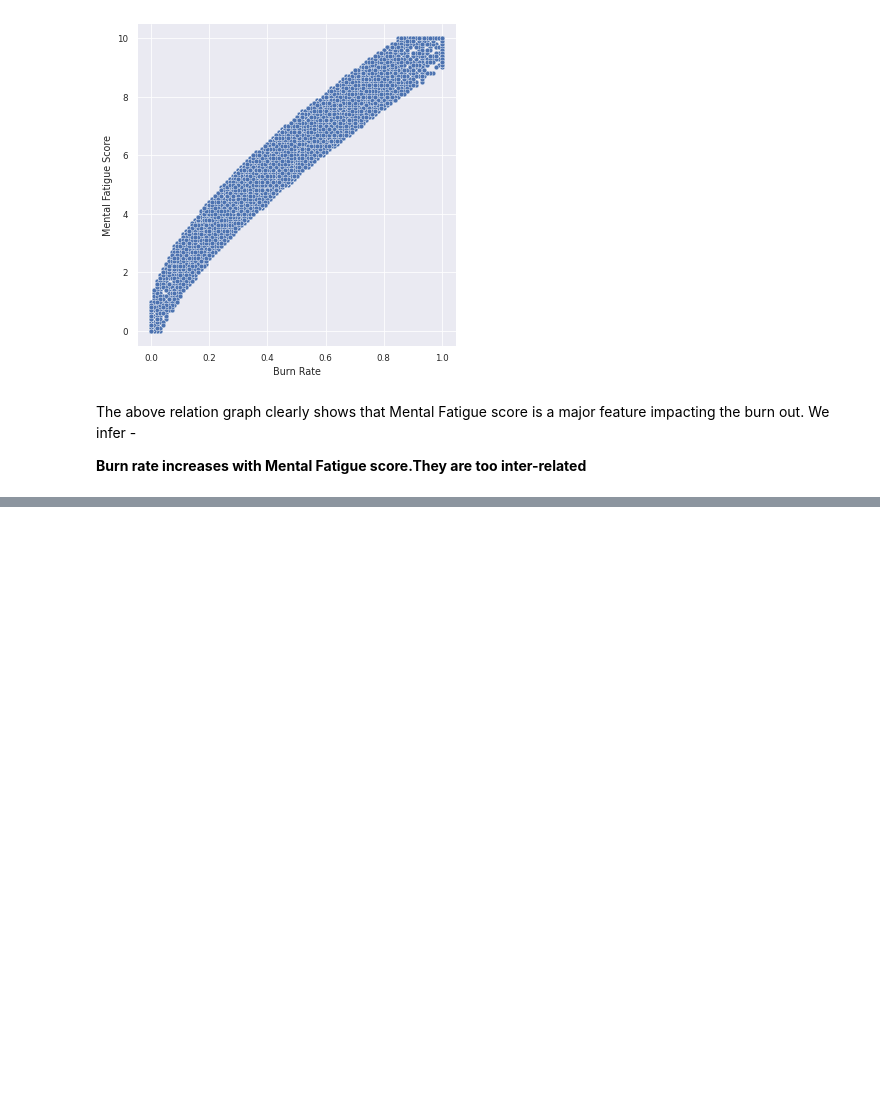
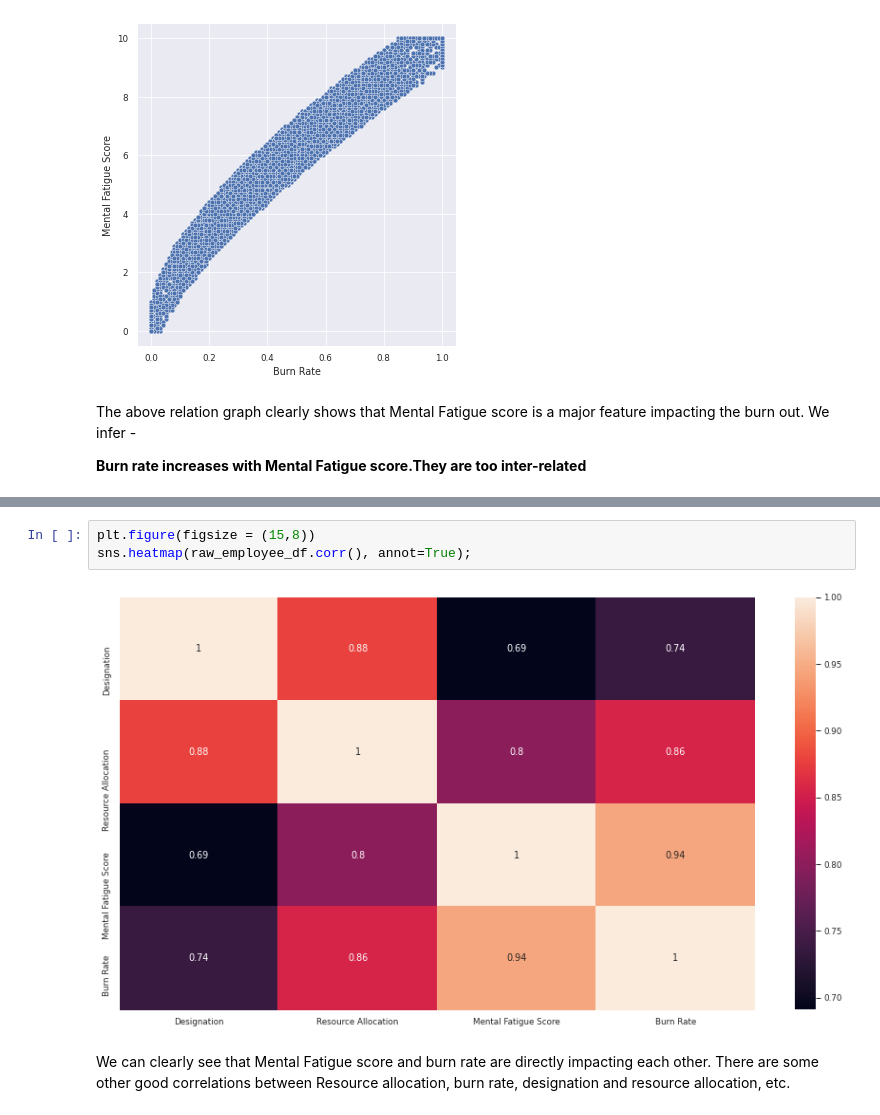
Before and after one commit to AMMLRepos/predict-mental-burnout-of-employeesu, a Jupyter notebook: Analyzing_and_predicting_employee_burnout_during_pandemic.ipynb, the cells around one changed output, grey strips where cells are left out. Cells and saved outputs as stored; diff of their text form; blank space fills up the shorter version.

```diff
--- a/Analyzing_and_predicting_employee_burnout_during_pandemic.ipynb
+++ b/Analyzing_and_predicting_employee_burnout_during_pandemic.ipynb
@@ -224,0 +250,7 @@ The above relation graph clearly shows that Mental Fatigue score is a major feat
+# %%
+plt.figure(figsize = (15,8))
+sns.heatmap(raw_employee_df.corr(), annot=True);
+# %% [output]
+[figure, added]
+# %% [markdown]
+We can clearly see that Mental Fatigue score and burn rate are directly impacting each other. There are some other good correlations between Resource allocation, burn rate, designation and resource allocation, etc.
```
Also changed, not shown: parts of 11 cells of this notebook.
